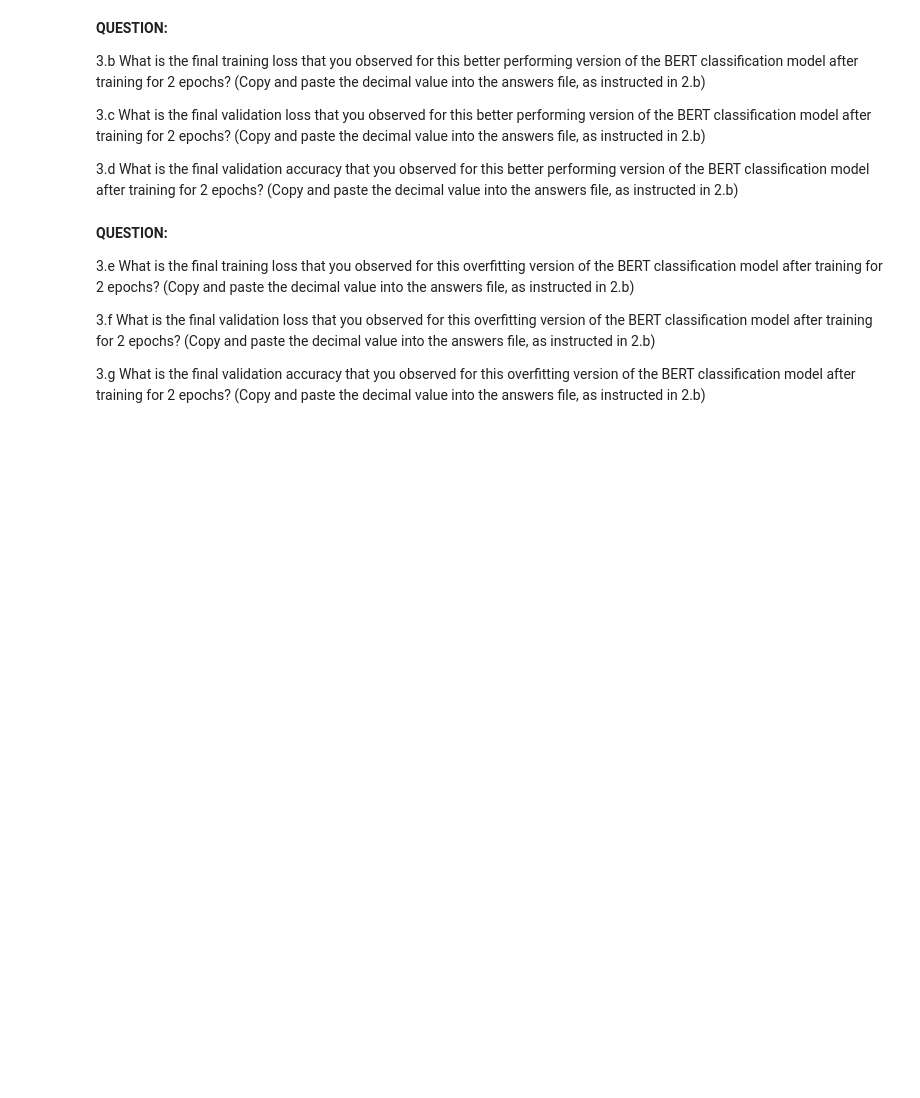
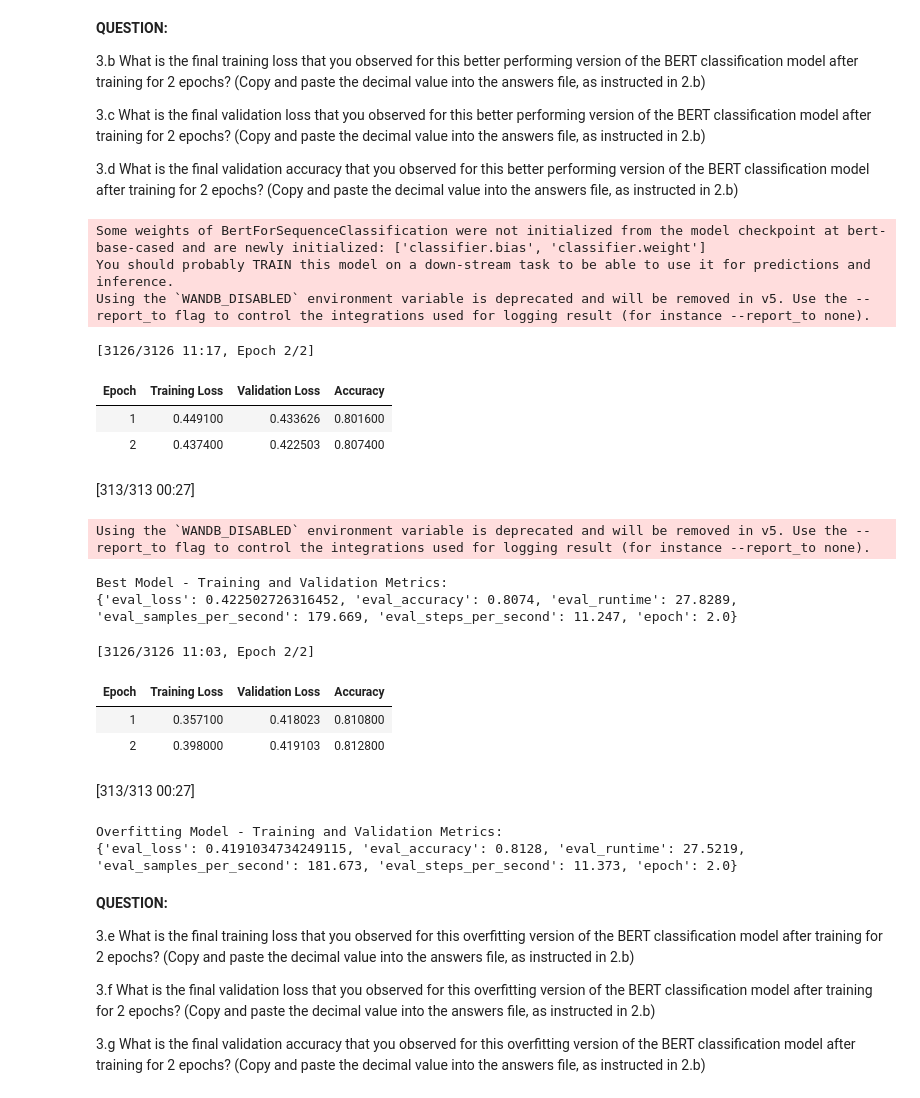
Before and after one commit to datasci-w266/2025-spring-main, a Jupyter notebook: assignment/a2/Text_classification_BERT.ipynb, the cells around one changed output. Cells and saved outputs as stored; diff of their text form; code cells hidden in the pictures; blank space fills up the shorter version.

```diff
--- a/assignment/a2/Text_classification_BERT.ipynb
+++ b/assignment/a2/Text_classification_BERT.ipynb
@@ -445,29 +766,67 @@ fine_tune_classif_model_freeze_layers(
 # %%
 """
 Show the output from training a particular model on the IMDB movie reviews dataset.
 Choose layers to train that lead the model to overfit.
 """
 
+# Load the BERT base model
 model_checkpoint_name = "bert-base-cased"
-
 bert_tokenizer = AutoTokenizer.from_pretrained(model_checkpoint_name)
 bert_classification_model = AutoModelForSequenceClassification.from_pretrained(model_checkpoint_name)
 
-### YOUR CODE HERE
+# 1. Best Performing Configuration: Freeze most layers, train classifier and layer 0
+layers_to_train_best = ["classifier.", "layer.0."]
 
-# layers_to_train = [...]
-
-
-### END YOUR CODE
-
-
-fine_tune_classif_model_freeze_layers(
+# Fine-tune the model for best performance without overfitting
+best_trainer = fine_tune_classif_model_freeze_layers(
     bert_classification_model,
     bert_tokenizer,
     imdb_train_dataset,
     imdb_dev_dataset,
-    layers_to_train
+    layers_to_train=layers_to_train_best
 )
+
+# Log metrics for the best-performing model
+best_metrics = best_trainer.evaluate()
+print("Best Model - Training and Validation Metrics:")
+print(best_metrics)
+
+
+# 2. Overfitting Configuration: Train all layers
+layers_to_train_overfit = [""]  # Empty string matches all layers
+
+# Fine-tune the model for overfitting scenario
+overfit_trainer = fine_tune_classif_model_freeze_layers(
+    bert_classification_model,
+    bert_tokenizer,
+    imdb_train_dataset,
+    imdb_dev_dataset,
+    layers_to_train=layers_to_train_overfit
+)
+
+# Log metrics for the overfitting model
+overfit_metrics = overfit_trainer.evaluate()
+print("Overfitting Model - Training and Validation Metrics:")
+print(overfit_metrics)
+# %% [output]
+Some weights of BertForSequenceClassification were not initialized from the model checkpoint at bert-base-cased and are newly initialized: ['classifier.bias', 'classifier.weight']
+You should probably TRAIN this model on a down-stream task to be able to use it for predictions and inference.
+Using the `WANDB_DISABLED` environment variable is deprecated and will be removed in v5. Use the --report_to flag to control the integrations used for logging result (for instance --report_to none).
+[3126/3126 11:17, Epoch 2/2]
+| Epoch | Training Loss | Validation Loss | Accuracy |
+| 1 | 0.449100 | 0.433626 | 0.801600 |
+| 2 | 0.437400 | 0.422503 | 0.807400 |
+[313/313 00:27]
+Using the `WANDB_DISABLED` environment variable is deprecated and will be removed in v5. Use the --report_to flag to control the integrations used for logging result (for instance --report_to none).
+Best Model - Training and Validation Metrics:
+{'eval_loss': 0.422502726316452, 'eval_accuracy': 0.8074, 'eval_runtime': 27.8289, 'eval_samples_per_second': 179.669, 'eval_steps_per_second': 11.247, 'epoch': 2.0}
+[3126/3126 11:03, Epoch 2/2]
+| Epoch | Training Loss | Validation Loss | Accuracy |
+| 1 | 0.357100 | 0.418023 | 0.810800 |
+| 2 | 0.398000 | 0.419103 | 0.812800 |
+[313/313 00:27]
+Overfitting Model - Training and Validation Metrics:
+{'eval_loss': 0.4191034734249115, 'eval_accuracy': 0.8128, 'eval_runtime': 27.5219, 'eval_samples_per_second': 181.673, 'eval_steps_per_second': 11.373, 'epoch': 2.0}
 # %% [markdown]
  **QUESTION:**
 
```
Also changed, not shown: parts of 27 cells of this notebook, 3 other files.
